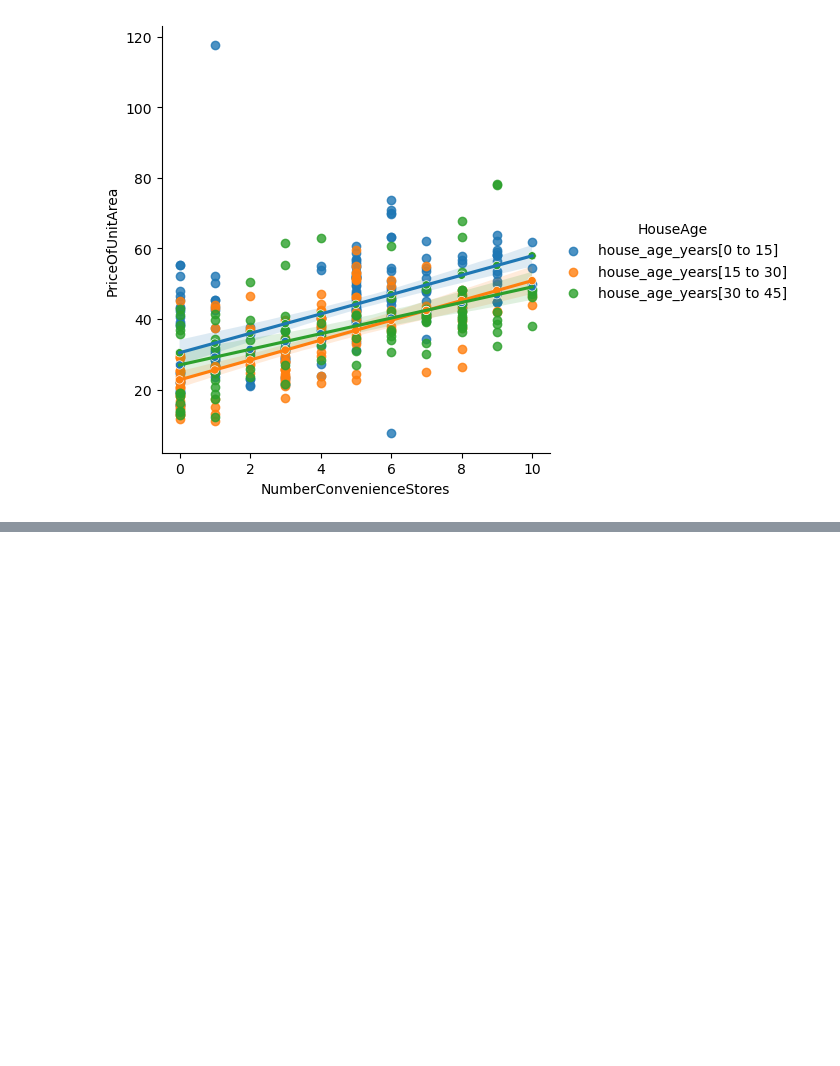
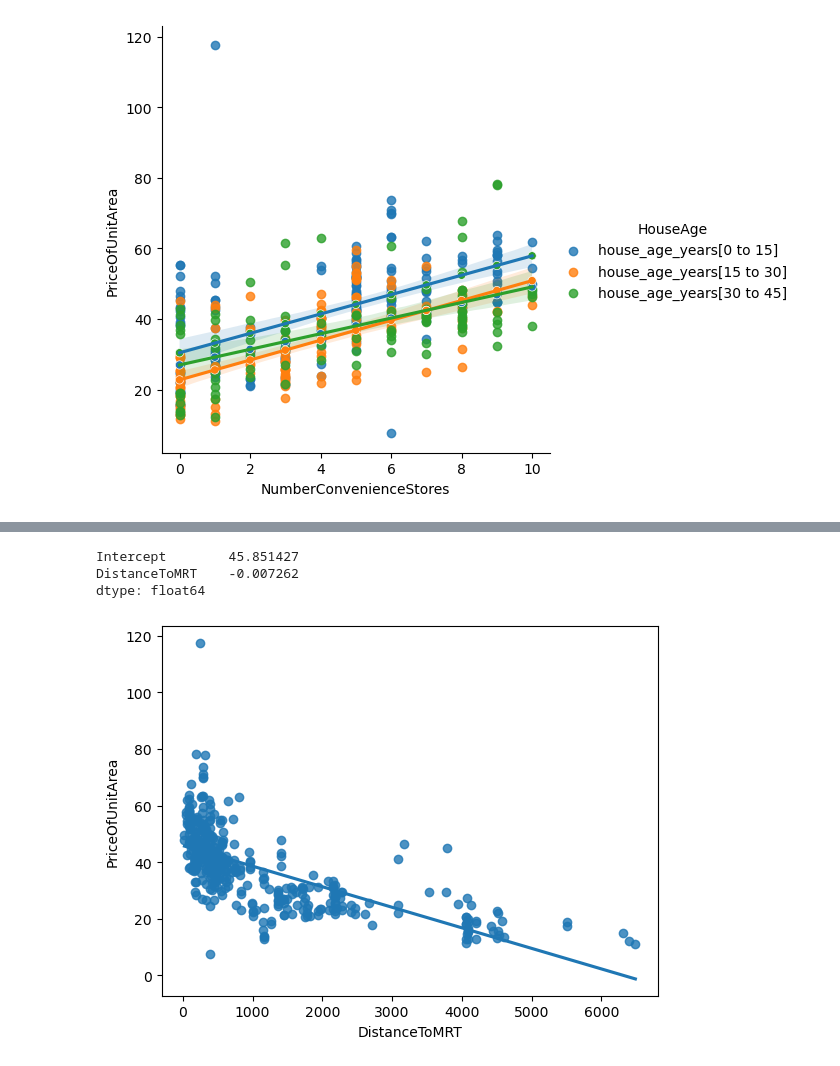
Before and after one commit to saalssall/Statistics_In_Python, a Jupyter notebook: Regression_statsmodel_2.ipynb, the cells around one changed output, grey strips where cells are left out. Saved outputs shown, nothing was run; the diff lists cells and outputs as text; code cells hidden in the pictures; blank space fills up the shorter version.

```diff
--- a/Regression_statsmodel_2.ipynb
+++ b/Regression_statsmodel_2.ipynb
@@ -572,0 +608,17 @@ plt.show()
+# %%
+# Model price vs. opening bid using auctions
+mdl_price_vs_dist = ols("PriceOfUnitArea ~ DistanceToMRT", data = taiwan_df).fit()
+
+# See the result
+print(mdl_price_vs_dist.params)
+
+# Plot the scatter plot pf price vs. openbid with a linear trend line
+sns.regplot(x = "DistanceToMRT", y = "PriceOfUnitArea", data = taiwan_df, ci = None)
+
+# Show the plot
+plt.show()
+# %% [output]
+Intercept        45.851427
+DistanceToMRT    -0.007262
+dtype: float64
+[figure, added]
```
Also changed, not shown: parts of 10 cells of this notebook.
